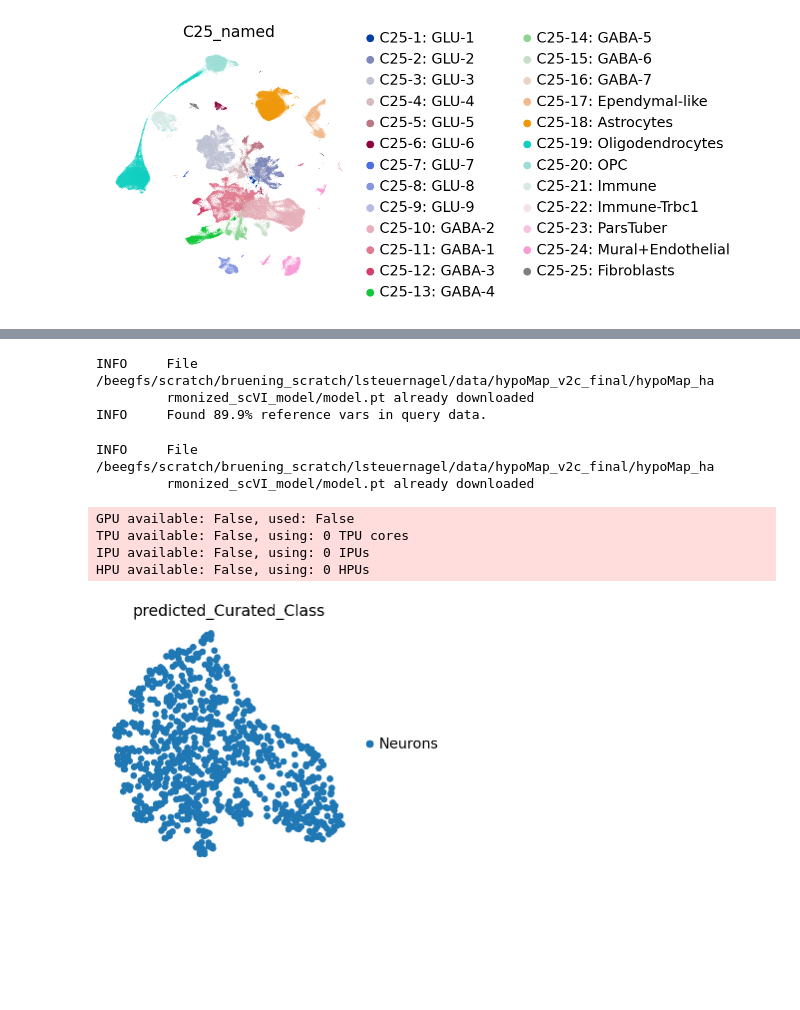
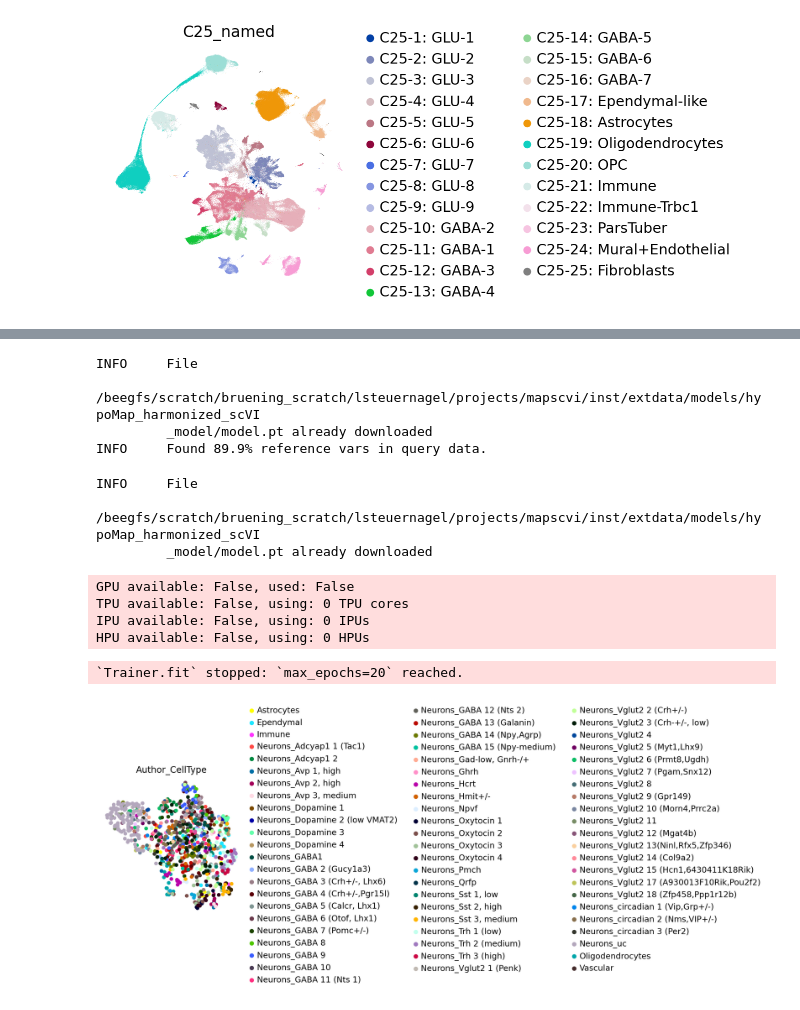
Before and after one commit to lsteuernagel/mapscvi, a Jupyter notebook: inst/python_notebook/hypoMap_new_data.ipynb, the cells around one changed output, grey strips where cells are left out. Cells and saved outputs as stored; diff of their text form; code cells hidden in the pictures; blank space fills up the shorter version.

Commit message:
updated python notebook and example data

```diff
--- a/inst/python_notebook/hypoMap_new_data.ipynb
+++ b/inst/python_notebook/hypoMap_new_data.ipynb
@@ -7,7 +8,11 @@
 # %%
-# Copy the files to your local file system and change the filepath below accordingly
-model_path = "/beegfs/scratch/bruening_scratch/lsteuernagel/data/hypoMap_v2c_final/hypoMap_harmonized_scVI_model/"
-hypomap_reference = "/beegfs/scratch/bruening_scratch/lsteuernagel/data/hypoMap_v2c_final/hypoMap_v2.h5ad"
+# Copy the files to your local file system and change the filepaths accordingly
+# model path (included in mapscvi R package)
+model_path = "/beegfs/scratch/bruening_scratch/lsteuernagel/projects/mapscvi/inst/extdata/models/hypoMap_harmonized_scVI_model/"
+# specify or load your anndata / the example is available from the R package)
+file_query = "/beegfs/scratch/bruening_scratch/lsteuernagel/projects/mapscvi/inst/python_notebook/query_romanov.h5ad"
+# hypomap reference from cellxgene
+file_reference = "/beegfs/scratch/bruening_scratch/lsteuernagel/data/hypoMap_publication/hypoMap_cellxgene.h5ad"
 # %%
 # load scvi
 # see here for an introduction: https://docs.scvi-tools.org/en/stable/tutorials/notebooks/scarches_scvi_tools.html
@@ -55,9 +68,13 @@ adata_query.obs['Batch_ID'] = "romanov_batch_1"
+# %%
+# scvi expects un-normalized counts: move the raw counts to .X
+adata_query.X = adata_query.raw.X
 # %%
-# prepare query data
+# prepare query data for online training
 scvi.model.SCVI.prepare_query_anndata(adata_query, model_path)
 # %% [output]
-INFO     File /beegfs/scratch/bruening_scratch/lsteuernagel/data/hypoMap_v2c_final/hypoMap_ha
-         rmonized_scVI_model/model.pt already downloaded
+INFO     File
+         /beegfs/scratch/bruening_scratch/lsteuernagel/projects/mapscvi/inst/extdata/models/hypoMap_harmonized_scVI
+         _model/model.pt already downloaded
 INFO     Found 89.9% reference vars in query data.
 # %%
 # create the new query model instance.
@@ -66,8 +83,9 @@ vae_query = scvi.model.SCVI.load_query_data(
     model_path
 )
 # %% [output]
-INFO     File /beegfs/scratch/bruening_scratch/lsteuernagel/data/hypoMap_v2c_final/hypoMap_ha
-         rmonized_scVI_model/model.pt already downloaded
+INFO     File
+         /beegfs/scratch/bruening_scratch/lsteuernagel/projects/mapscvi/inst/extdata/models/hypoMap_harmonized_scVI
+         _model/model.pt already downloaded
 # %%
 # train, potentially increase max_epochs
 vae_query.train(max_epochs=20, plan_kwargs=dict(weight_decay=0.0))
@@ -77,6 +95,7 @@ GPU available: False, used: False
 TPU available: False, using: 0 TPU cores
 IPU available: False, using: 0 IPUs
 HPU available: False, using: 0 HPUs
+`Trainer.fit` stopped: `max_epochs=20` reached.
 # %%
 ## calculate UMAP based on hypoMAP:
 sc.pp.neighbors(adata_query, use_rep="X_scVI")
@@ -85,10 +104,10 @@ sc.tl.umap(adata_query)
 # %%
 # plot UMAP
 sc.pl.umap(
     adata_query,
-    color=["predicted_Curated_Class"],
+    color=["Author_CellType"],
     frameon=False,
     ncols=1,
 )
 # %% [output]
-[figure, old version]
+[figure, new version]
```
Also changed, not shown: parts of 7 cells of this notebook, 2 other files.
